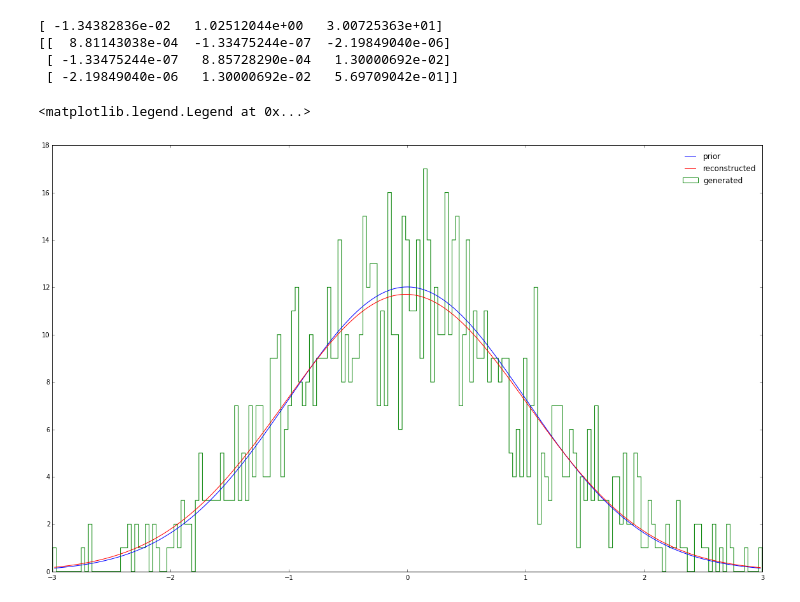
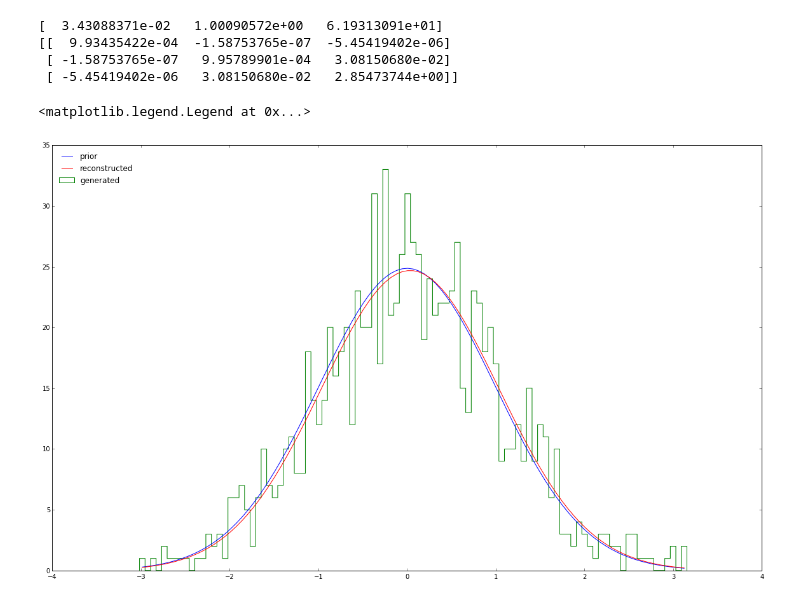
Before and after one commit to FedericoMuciaccia/SistemiComplessi, a Jupyter notebook: src/histograms and fitting.ipynb, the cells around one changed output. Saved outputs shown, nothing was run; the diff lists cells and outputs as text; code cells hidden in the pictures.

```diff
--- a/src/histograms and fitting.ipynb
+++ b/src/histograms and fitting.ipynb
@@ -67,7 +67,7 @@ sampleLenght = 1000
 dataSample = numpy.random.normal(muPrior,sigmaPrior,sampleLenght)
 
 # binning
-bins=200
+bins=100
 # TODO how many bins?
 # vedere come l'accuratezza del fit
 # varia con la grandezza della canalizzazione
@@ -93,36 +93,36 @@ matplotlib.pyplot.figure(figsize=(20,12))
 x = xFromBinDelimiters(binDelimiters)
 yPrior = f(x, *priorParameters)
 matplotlib.pyplot.plot(x, yPrior, label="prior")
 
 # make the histogram of the generated sample
 histogramResults = matplotlib.pyplot.hist(dataSample, bins=binDelimiters, histtype="step", label="generated", align="mid")
 # matplotlib.pyplot.axvline(x=min(dataSample))
 # matplotlib.pyplot.axvline(x=max(dataSample))
 
 # generalized fit
 values, covariance = fitHistogram(f, histogramResults, {"p0": [muPrior, sigmaPrior, area]})
 # TODO there's a problem in the gaussian fit documentation:
 # muFit, sigmaFit = scipy.stats.norm.fit(dataSample) # area is missing
 
 # plot fit results
 print values
 print covariance
 
 # create reconstructed curve
 yFit =  f(x, *values)
 matplotlib.pyplot.plot(x, yFit, label="reconstructed")
 
 # set the legend of the figure
 matplotlib.pyplot.legend(loc='best', frameon=False)
 # matplotlib.pyplot.show()
 
 # matplotlib.pyplot.xscale('log')
 # matplotlib.pyplot.yscale('log')
-# la gaussiana è una parabola nel grafico log-log
+# la gaussiana (con media lontano da 0) è una parabola nel grafico log-log
 # %% [output]
-[ -1.34382836e-02   1.02512044e+00   3.00725363e+01]
-[[  8.81143038e-04  -1.33475244e-07  -2.19849040e-06]
- [ -1.33475244e-07   8.85728290e-04   1.30000692e-02]
- [ -2.19849040e-06   1.30000692e-02   5.69709042e-01]]
+[  3.43088371e-02   1.00090572e+00   6.19313091e+01]
+[[  9.93435422e-04  -1.58753765e-07  -5.45419402e-06]
+ [ -1.58753765e-07   9.95789901e-04   3.08150680e-02]
+ [ -5.45419402e-06   3.08150680e-02   2.85473744e+00]]
 <matplotlib.legend.Legend at 0x...>
-[figure, old version]
+[figure, new version]
```
Also changed, not shown: 11 other files.
